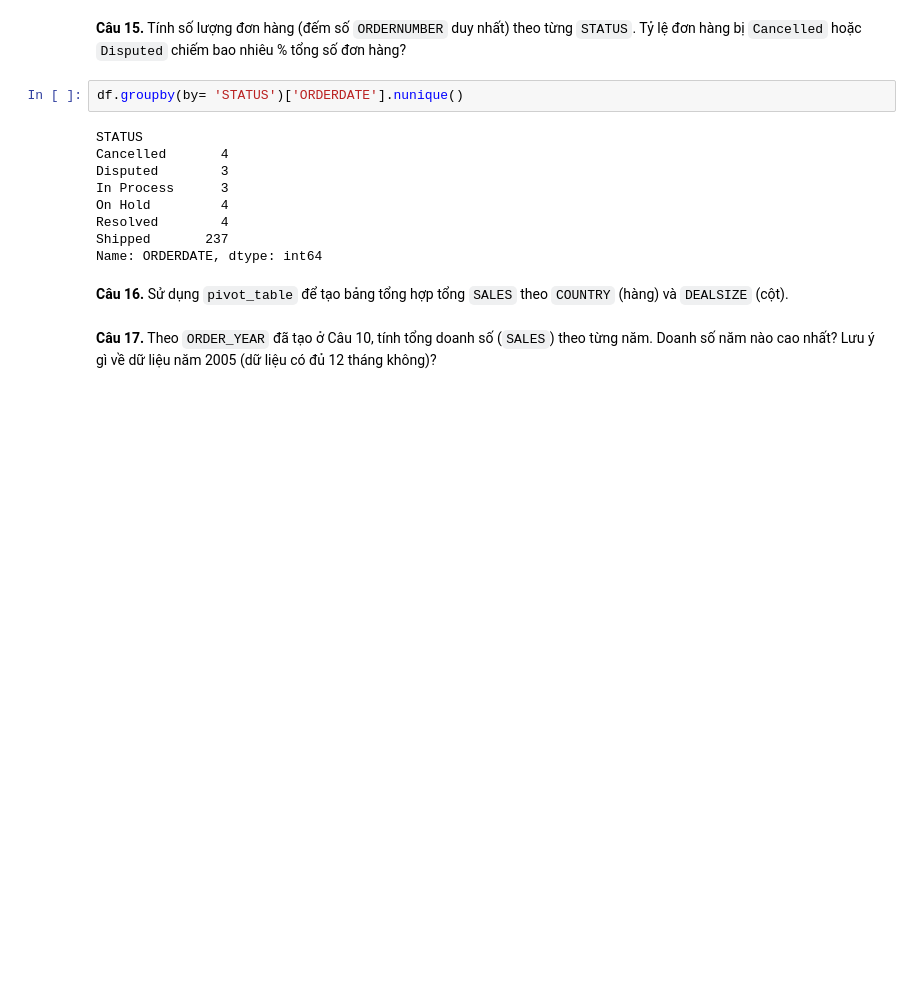
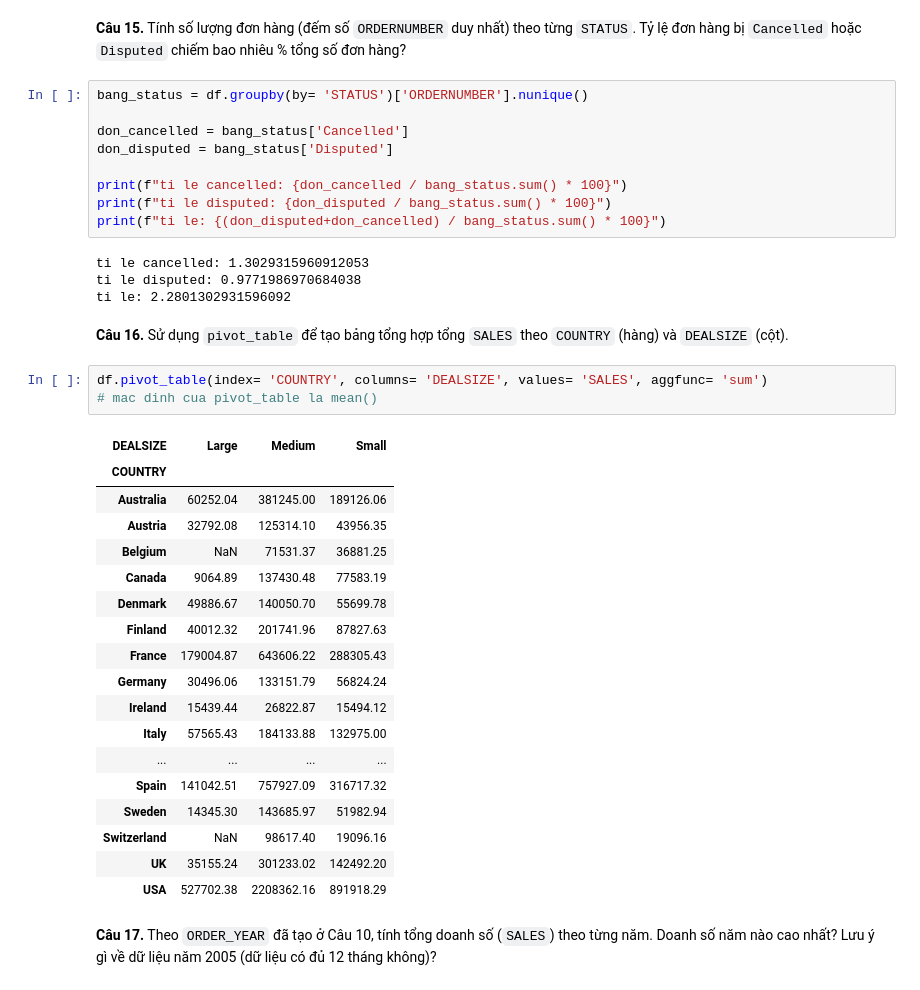
Before and after one commit to plamO6/btpython, a Jupyter notebook: Buoi02_01.ipynb, the cells around one changed output. Cells and saved outputs as stored; diff of their text form; blank space fills up the shorter version.

```diff
--- a/Buoi02_01.ipynb
+++ b/Buoi02_01.ipynb
@@ -295,17 +324,41 @@ df.groupby(by= 'DEALSIZE')[['SALES', 'Profit']].mean()
 # %% [markdown]
 **Câu 15.** Tính số lượng đơn hàng (đếm số `ORDERNUMBER` duy nhất) theo từng `STATUS`. Tỷ lệ đơn hàng bị `Cancelled` hoặc `Disputed` chiếm bao nhiêu % tổng số đơn hàng?
 # %%
-df.groupby(by= 'STATUS')['ORDERDATE'].nunique()
+bang_status = df.groupby(by= 'STATUS')['ORDERNUMBER'].nunique()
+
+don_cancelled = bang_status['Cancelled']
+don_disputed = bang_status['Disputed']
+
+print(f"ti le cancelled: {don_cancelled / bang_status.sum() * 100}")
+print(f"ti le disputed: {don_disputed / bang_status.sum() * 100}")
+print(f"ti le: {(don_disputed+don_cancelled) / bang_status.sum() * 100}")
 # %% [output]
-STATUS
-Cancelled       4
-Disputed        3
-In Process      3
-On Hold         4
-Resolved        4
-Shipped       237
-Name: ORDERDATE, dtype: int64
+ti le cancelled: 1.3029315960912053
+ti le disputed: 0.9771986970684038
+ti le: 2.2801302931596092
 # %% [markdown]
 **Câu 16.** Sử dụng `pivot_table` để tạo bảng tổng hợp tổng `SALES` theo `COUNTRY` (hàng) và `DEALSIZE` (cột).
+# %%
+df.pivot_table(index= 'COUNTRY', columns= 'DEALSIZE', values= 'SALES', aggfunc= 'sum')
+# mac dinh cua pivot_table la mean()
+# %% [output]
+| DEALSIZE | Large | Medium | Small |
+| COUNTRY |  |  |  |
+| Australia | 60252.04 | 381245.00 | 189126.06 |
+| Austria | 32792.08 | 125314.10 | 43956.35 |
+| Belgium | NaN | 71531.37 | 36881.25 |
+| Canada | 9064.89 | 137430.48 | 77583.19 |
+| Denmark | 49886.67 | 140050.70 | 55699.78 |
+| Finland | 40012.32 | 201741.96 | 87827.63 |
+| France | 179004.87 | 643606.22 | 288305.43 |
+| Germany | 30496.06 | 133151.79 | 56824.24 |
+| Ireland | 15439.44 | 26822.87 | 15494.12 |
+| Italy | 57565.43 | 184133.88 | 132975.00 |
+| ... | ... | ... | ... |
+| Spain | 141042.51 | 757927.09 | 316717.32 |
+| Sweden | 14345.30 | 143685.97 | 51982.94 |
+| Switzerland | NaN | 98617.40 | 19096.16 |
+| UK | 35155.24 | 301233.02 | 142492.20 |
+| USA | 527702.38 | 2208362.16 | 891918.29 |
 # %% [markdown]
 **Câu 17.** Theo `ORDER_YEAR` đã tạo ở Câu 10, tính tổng doanh số (`SALES`) theo từng năm. Doanh số năm nào cao nhất? Lưu ý gì về dữ liệu năm 2005 (dữ liệu có đủ 12 tháng không)?
```
Also changed, not shown: parts of 9 cells of this notebook.
